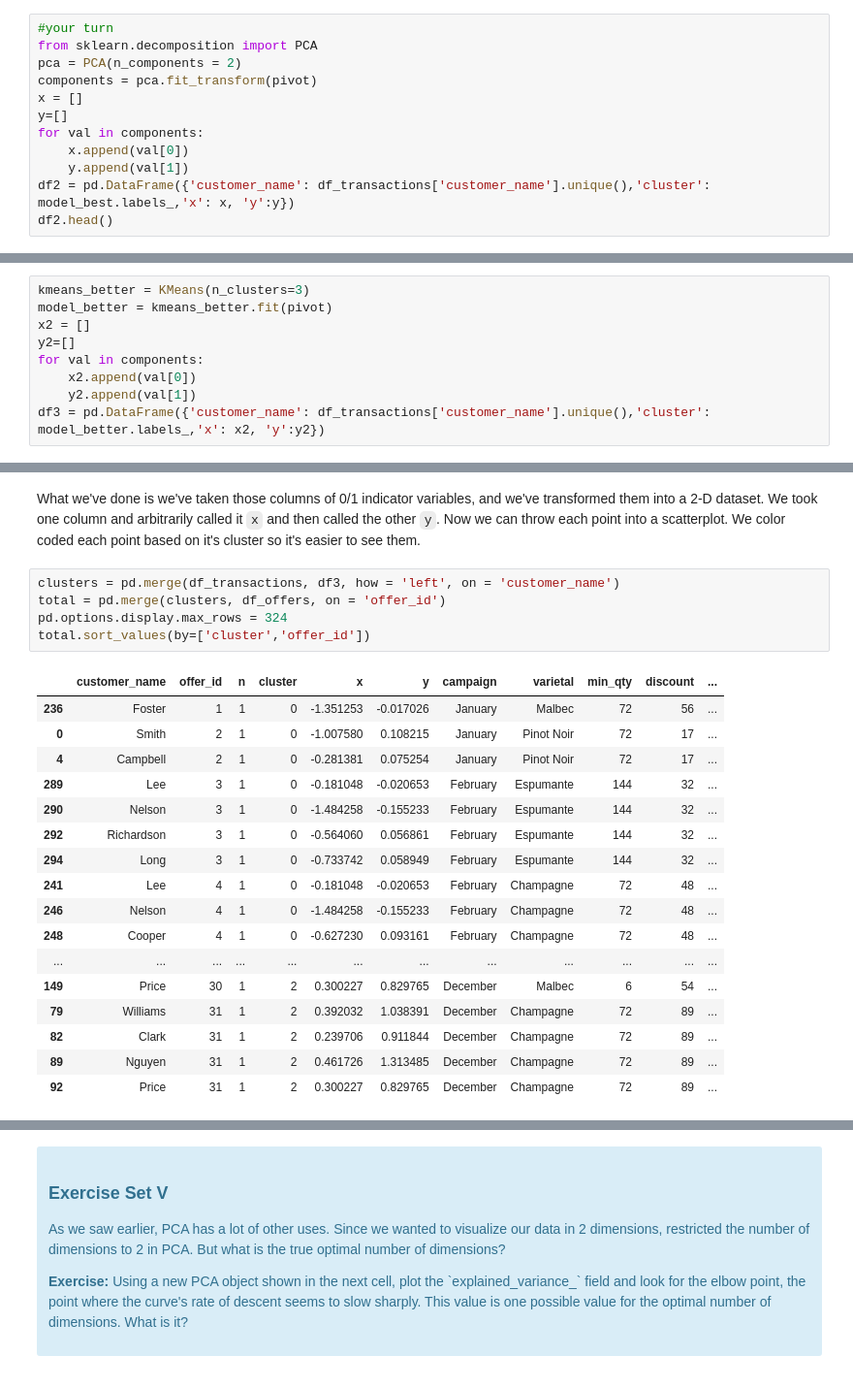
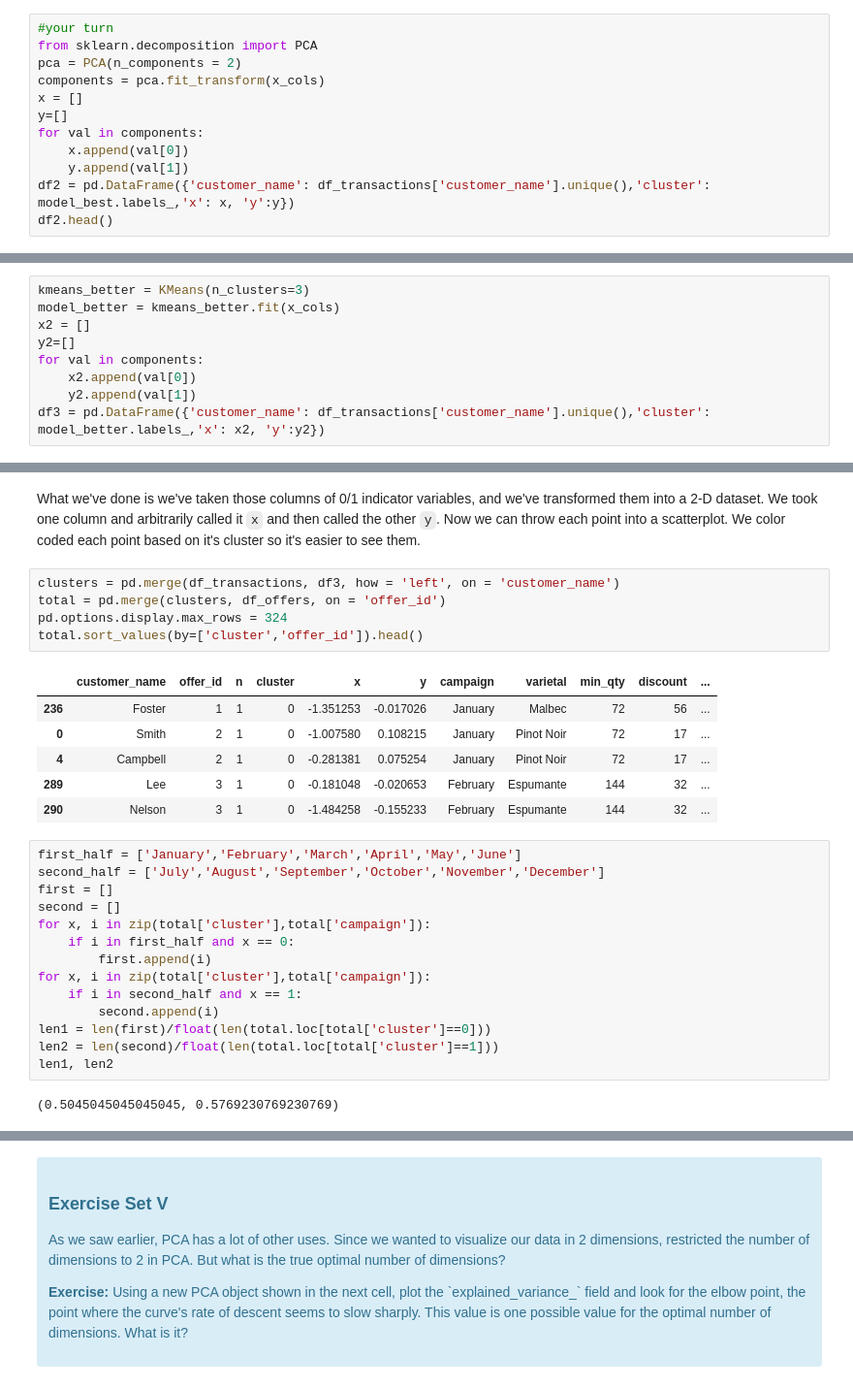
Before and after one commit to alvarojhu/clustering, a Jupyter notebook: Mini_Project_Clustering.ipynb, the cells around one changed output, grey strips where cells are left out. Shown at 97% size. Cells and saved outputs as stored; diff of their text form.

```diff
--- a/Mini_Project_Clustering.ipynb
+++ b/Mini_Project_Clustering.ipynb
@@ -247,7 +247,7 @@ This is only one use of PCA for dimension reduction. We can also use PCA when we
 #your turn
 from sklearn.decomposition import PCA
 pca = PCA(n_components = 2)
-components = pca.fit_transform(pivot)
+components = pca.fit_transform(x_cols)
 x = []
 y=[]
 for val in components:
@@ -272,7 +272,7 @@ The clusters look alright. You can definitely tell where some start and some end
 The ideal number of clusters, I think from the plot, should only be about 3 or 4.
 # %%
 kmeans_better = KMeans(n_clusters=3)
-model_better = kmeans_better.fit(pivot)
+model_better = kmeans_better.fit(x_cols)
 x2 = []
 y2=[]
 for val in components:
@@ -288,23 +288,28 @@ What we've done is we've taken those columns of 0/1 indicator variables, and we'
 # %%
 clusters = pd.merge(df_transactions, df3, how = 'left', on = 'customer_name')
 total = pd.merge(clusters, df_offers, on = 'offer_id')
 pd.options.display.max_rows = 324
-total.sort_values(by=['cluster','offer_id'])
+total.sort_values(by=['cluster','offer_id']).head()
 # %% [output]
 |  | customer_name | offer_id | n | cluster | x | y | campaign | varietal | min_qty | discount | ... |
 | 236 | Foster | 1 | 1 | 0 | -1.351253 | -0.017026 | January | Malbec | 72 | 56 | ... |
 | 0 | Smith | 2 | 1 | 0 | -1.007580 | 0.108215 | January | Pinot Noir | 72 | 17 | ... |
 | 4 | Campbell | 2 | 1 | 0 | -0.281381 | 0.075254 | January | Pinot Noir | 72 | 17 | ... |
 | 289 | Lee | 3 | 1 | 0 | -0.181048 | -0.020653 | February | Espumante | 144 | 32 | ... |
 | 290 | Nelson | 3 | 1 | 0 | -1.484258 | -0.155233 | February | Espumante | 144 | 32 | ... |
-| 292 | Richardson | 3 | 1 | 0 | -0.564060 | 0.056861 | February | Espumante | 144 | 32 | ... |
-| 294 | Long | 3 | 1 | 0 | -0.733742 | 0.058949 | February | Espumante | 144 | 32 | ... |
-| 241 | Lee | 4 | 1 | 0 | -0.181048 | -0.020653 | February | Champagne | 72 | 48 | ... |
-| 246 | Nelson | 4 | 1 | 0 | -1.484258 | -0.155233 | February | Champagne | 72 | 48 | ... |
-| 248 | Cooper | 4 | 1 | 0 | -0.627230 | 0.093161 | February | Champagne | 72 | 48 | ... |
-| ... | ... | ... | ... | ... | ... | ... | ... | ... | ... | ... | ... |
-| 149 | Price | 30 | 1 | 2 | 0.300227 | 0.829765 | December | Malbec | 6 | 54 | ... |
-| 79 | Williams | 31 | 1 | 2 | 0.392032 | 1.038391 | December | Champagne | 72 | 89 | ... |
-| 82 | Clark | 31 | 1 | 2 | 0.239706 | 0.911844 | December | Champagne | 72 | 89 | ... |
-| 89 | Nguyen | 31 | 1 | 2 | 0.461726 | 1.313485 | December | Champagne | 72 | 89 | ... |
-| 92 | Price | 31 | 1 | 2 | 0.300227 | 0.829765 | December | Champagne | 72 | 89 | ... |
+# %%
+first_half = ['January','February','March','April','May','June']
+second_half = ['July','August','September','October','November','December']
+first = []
+second = []
+for x, i in zip(total['cluster'],total['campaign']):
+    if i in first_half and x == 0:
+        first.append(i)
+for x, i in zip(total['cluster'],total['campaign']):
+    if i in second_half and x == 1:
+        second.append(i)
+len1 = len(first)/float(len(total.loc[total['cluster']==0]))
+len2 = len(second)/float(len(total.loc[total['cluster']==1]))
+len1, len2
+# %% [output]
+(0.5045045045045045, 0.5769230769230769)
```
Also changed, not shown: parts of 10 cells of this notebook.
